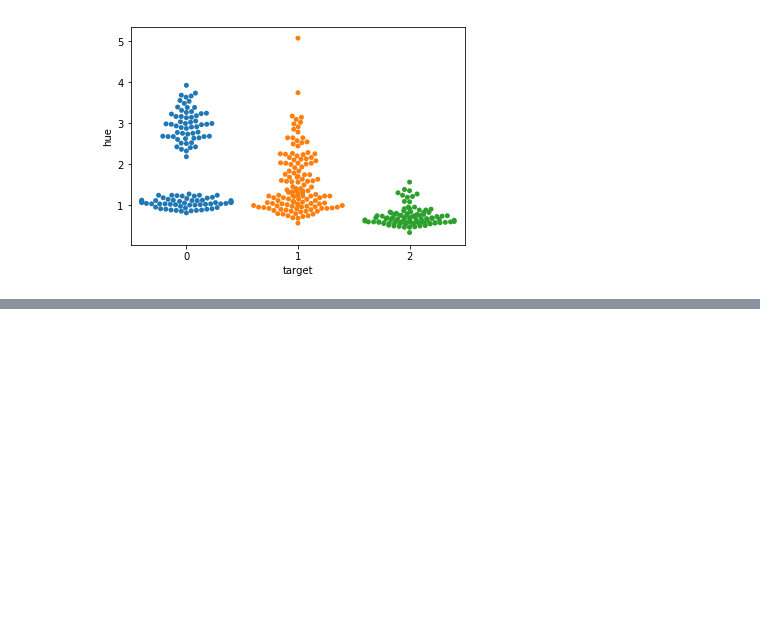
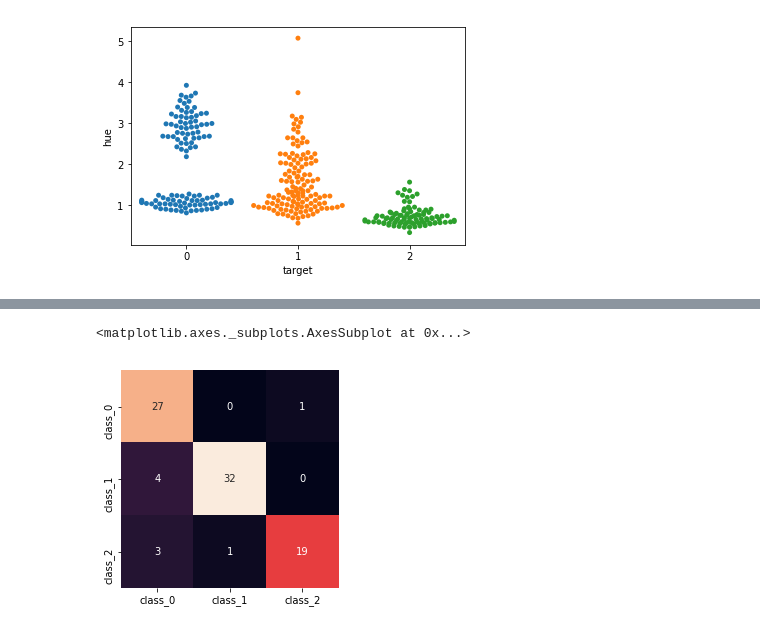
Before and after one commit to hardik1410/ExploratoryDataAnalysis, a Jupyter notebook: Wine_dataset.ipynb, the cells around one changed output, grey strips where cells are left out. Drawn from its saved outputs; the diff is of its cells as text; code cells hidden in the pictures; blank space fills up the shorter version.

```diff
--- a/Wine_dataset.ipynb
+++ b/Wine_dataset.ipynb
@@ -227,0 +312,2 @@ sns.heatmap(heat, annot = True)
+# %%
+y_pred = dtree.predict(X_test)
@@ -227,0 +326,8 @@ sns.heatmap(heat, annot = True)
+# %%
+heat = confusion_matrix(y_test, y_pred)
+sns.heatmap(heat.T, square = True, annot = True, fmt = 'd',
+            cbar = False, xticklabels = data.target_names,
+            yticklabels = data.target_names)
+# %% [output]
+<matplotlib.axes._subplots.AxesSubplot at 0x...>
+[figure, added]
```
Also changed, not shown: parts of 21 cells of this notebook.
